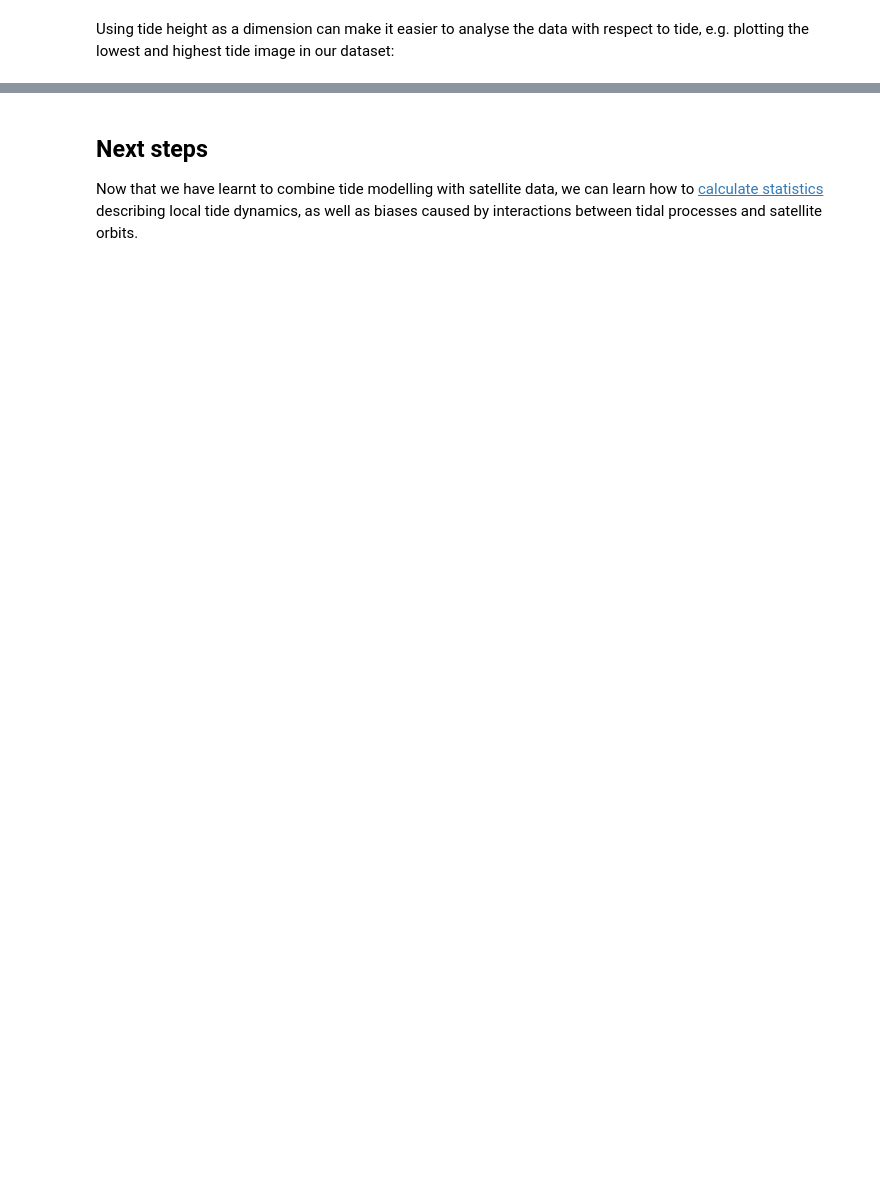
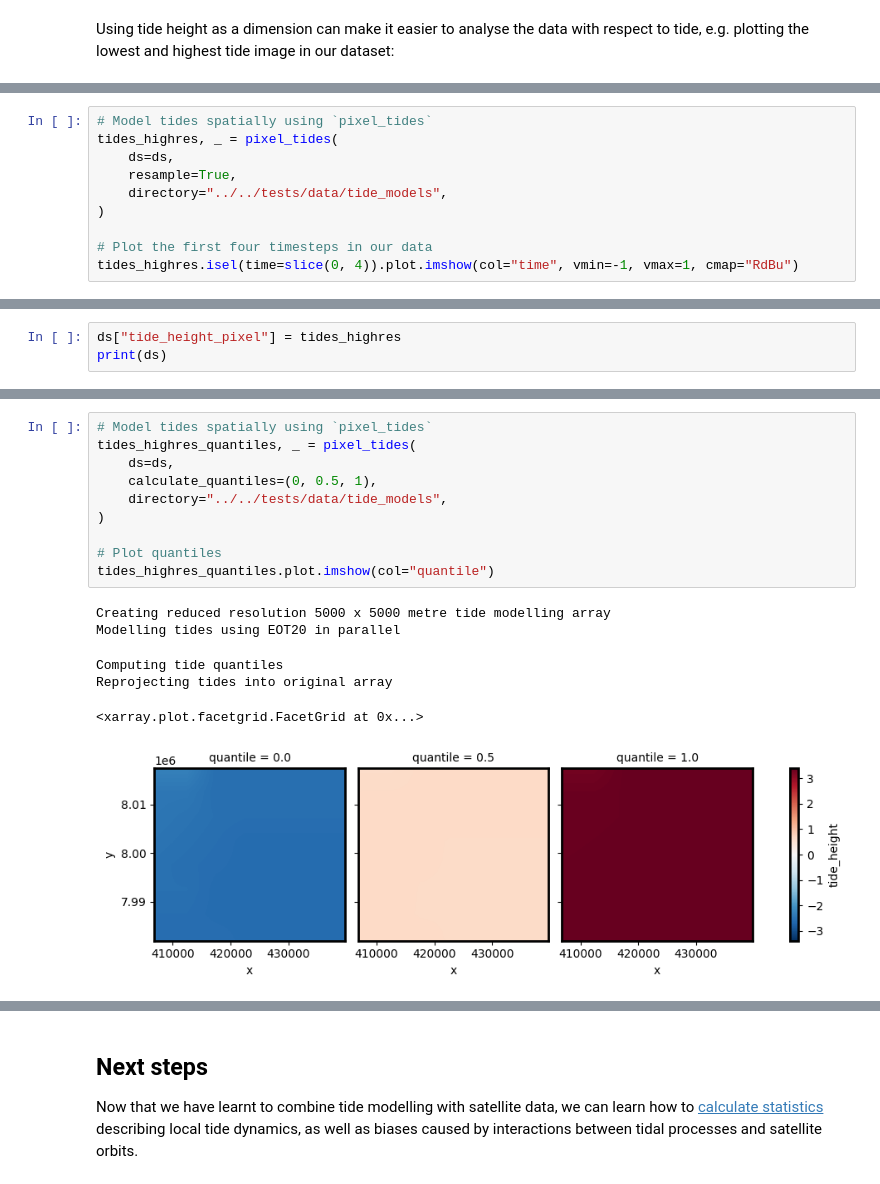
Before and after one commit to GeoscienceAustralia/eo-tides, a Jupyter notebook: docs/notebooks/Satellite_data.ipynb, the cells around one changed output, grey strips where cells are left out. Drawn from its saved outputs; the diff is of its cells as text; blank space fills up the shorter version.

```diff
--- a/docs/notebooks/Satellite_data.ipynb
+++ b/docs/notebooks/Satellite_data.ipynb
@@ -232,0 +255,10 @@ Reprojecting tides into original array
+# %%
+# Model tides spatially using `pixel_tides`
+tides_highres, _ = pixel_tides(
+    ds=ds,
+    resample=True,
+    directory="../../tests/data/tide_models",
+)
+
+# Plot the first four timesteps in our data
+tides_highres.isel(time=slice(0, 4)).plot.imshow(col="time", vmin=-1, vmax=1, cmap="RdBu")
@@ -232,0 +281,3 @@ Reprojecting tides into original array
+# %%
+ds["tide_height_pixel"] = tides_highres
+print(ds)
@@ -232,0 +305,17 @@ Reprojecting tides into original array
+# %%
+# Model tides spatially using `pixel_tides`
+tides_highres_quantiles, _ = pixel_tides(
+    ds=ds,
+    calculate_quantiles=(0, 0.5, 1),
+    directory="../../tests/data/tide_models",
+)
+
+# Plot quantiles
+tides_highres_quantiles.plot.imshow(col="quantile")
+# %% [output]
+Creating reduced resolution 5000 x 5000 metre tide modelling array
+Modelling tides using EOT20 in parallel
+Computing tide quantiles
+Reprojecting tides into original array
+<xarray.plot.facetgrid.FacetGrid at 0x...>
+[figure, added]
```
Also changed, not shown: parts of 22 cells of this notebook, 1 other file.
